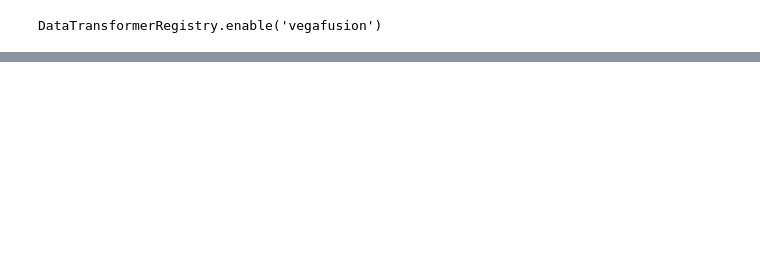
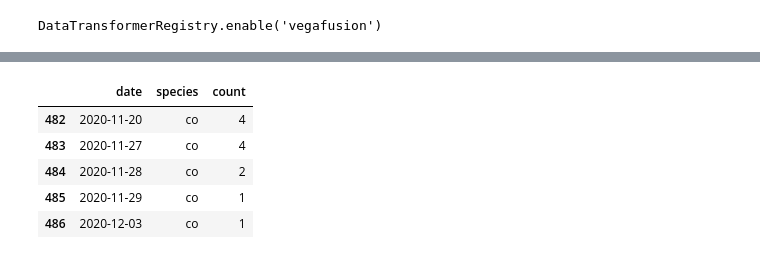
Before and after one commit to brahmwg/Bottlenecks_MDS_Capstone, a Jupyter notebook: outMigration_model/eda.ipynb, the cells around one changed output, grey strips where cells are left out. Cells and saved outputs as stored; diff of their text form; code cells hidden in the pictures; blank space fills up the shorter version.

```diff
--- a/outMigration_model/eda.ipynb
+++ b/outMigration_model/eda.ipynb
@@ -42,0 +39,12 @@ df_expanded_cow.head()
+# %%
+cow = salmon1 = pd.read_csv('data/cowichan_historic.csv')
+cow['species'] = cow['species'].str.lower()
+
+cow.tail()
+# %% [output]
+|  | date | species | count |
+| 482 | 2020-11-20 | co | 4 |
+| 483 | 2020-11-27 | co | 4 |
+| 484 | 2020-11-28 | co | 2 |
+| 485 | 2020-11-29 | co | 1 |
+| 486 | 2020-12-03 | co | 1 |
```
Also changed, not shown: parts of 8 cells of this notebook.
